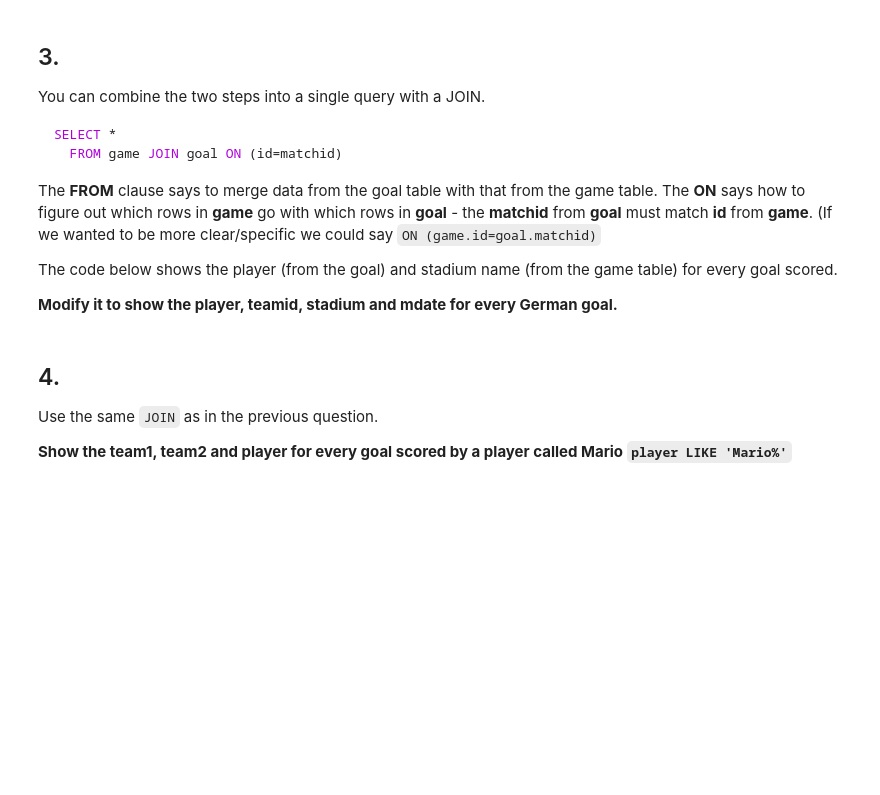
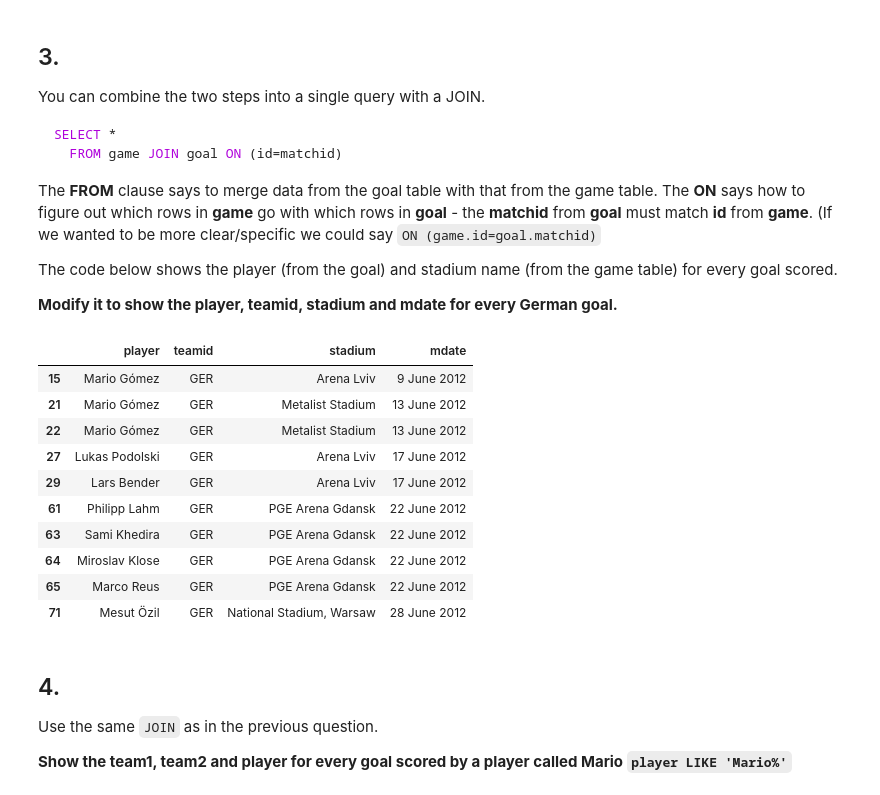
Before and after one commit to madlogos/sqlzoo, a Jupyter notebook: Spark/06 JOIN.ipynb, the cells around one changed output. Drawn from its saved outputs; the diff is of its cells as text; code cells hidden in the pictures; blank space fills up the shorter version.

```diff
--- a/Spark/06 JOIN.ipynb
+++ b/Spark/06 JOIN.ipynb
@@ -36,6 +73,22 @@ The **FROM** clause says to merge data from the goal table with that from the ga
 The code below shows the player (from the goal) and stadium name (from the game table) for every goal scored.
 
 **Modify it to show the player, teamid, stadium and mdate for every German goal.**
+# %%
+(game.merge(goal, left_on='id', right_on='matchid')
+    .loc[goal['teamid']=='GER',
+         ['player', 'teamid', 'stadium', 'mdate']])
+# %% [output]
+|  | player | teamid | stadium | mdate |
+| 15 | Mario Gómez | GER | Arena Lviv | 9 June 2012 |
+| 21 | Mario Gómez | GER | Metalist Stadium | 13 June 2012 |
+| 22 | Mario Gómez | GER | Metalist Stadium | 13 June 2012 |
+| 27 | Lukas Podolski | GER | Arena Lviv | 17 June 2012 |
+| 29 | Lars Bender | GER | Arena Lviv | 17 June 2012 |
+| 61 | Philipp Lahm | GER | PGE Arena Gdansk | 22 June 2012 |
+| 63 | Sami Khedira | GER | PGE Arena Gdansk | 22 June 2012 |
+| 64 | Miroslav Klose | GER | PGE Arena Gdansk | 22 June 2012 |
+| 65 | Marco Reus | GER | PGE Arena Gdansk | 22 June 2012 |
+| 71 | Mesut Özil | GER | National Stadium, Warsaw | 28 June 2012 |
 # %% [markdown]
 ## 4.
 Use the same `JOIN` as in the previous question.
```
Also changed, not shown: parts of 15 cells of this notebook, 10 other files.
